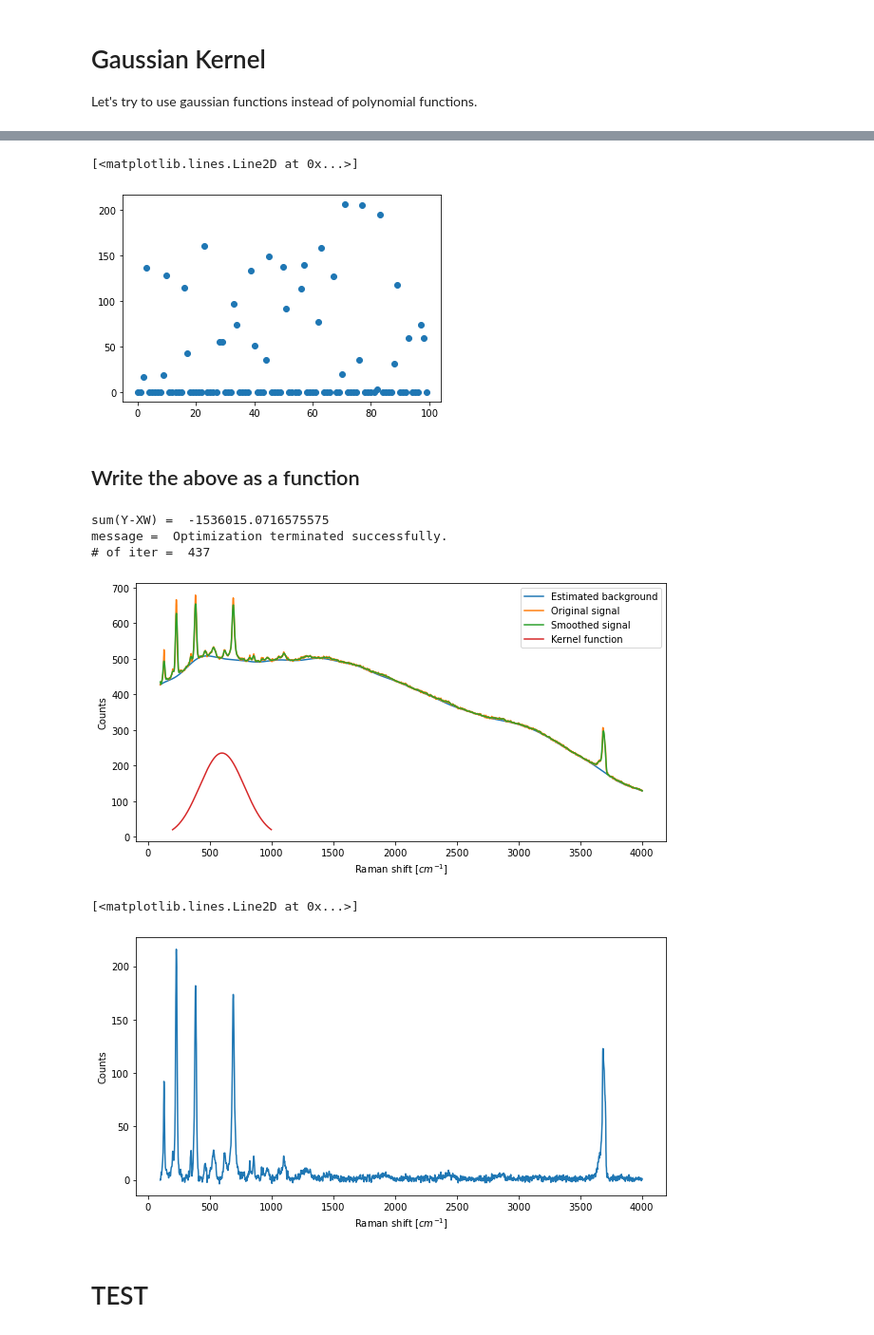
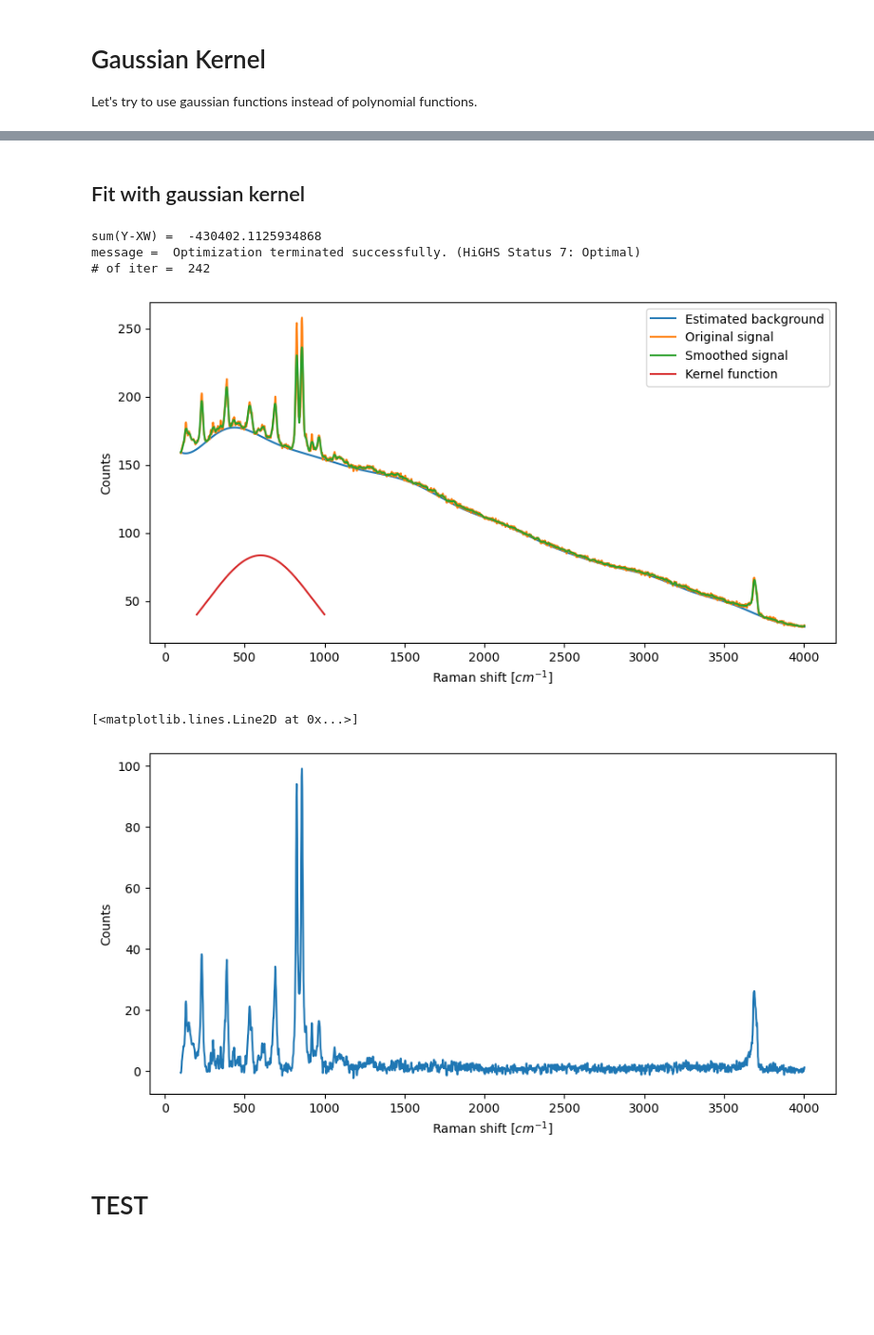
Before and after one commit to FabioBrugnara/pyram, a Jupyter notebook: 1-background_elimination/via linear programming/background_elimination_via_linear_programmin.ipynb, the cells around one changed output, grey strips where cells are left out. Shown at 95% size. Saved outputs shown, nothing was run; the diff lists cells and outputs as text; code cells hidden in the pictures; blank space fills up the shorter version.

```diff
--- a/1-background_elimination/via linear programming/background_elimination_via_linear_programmin.ipynb
+++ b/1-background_elimination/via linear programming/background_elimination_via_linear_programmin.ipynb
@@ -274,13 +104,0 @@ def bkg_full_fit(S, p=11, edge_width=20, edge_weight=2, L_n=41, plot=False):
-# %%
-#col= 'r4c3'
-#'r5c7'
-#'r5c2' bello
-#'r1c3' brutto ma comunque dai
-S = np.array([wn,data[5,2]])
-
-S=interpol(S)
-S=S
-BKG=bkg_full_fit(S, p=10, edge_width=50, edge_weight=2, L_n=41, plot=True)
-
-raman_plot()
-plt.plot(S[0],S[1]-BKG[1])
@@ -321,10 +135,5 @@ plt.legend()
-# %%
-plt.plot(W,'o')
-# %% [output]
-[<matplotlib.lines.Line2D at 0x...>]
-[figure, removed]
 # %% [markdown]
-## Write the above as a function
+## Fit with gaussian kernel
 # %%
 # GENERATIVE FUNCTION
 def bkg_via_gauss(S, L_n, sigma, p, edge_width=1, edge_weight=1, plot=False):
@@ -344,7 +153,7 @@ def bkg_via_gauss(S, L_n, sigma, p, edge_width=1, edge_weight=1, plot=False):
    C = - np.dot(H,X)
 
    # solving the linear programming problem
-   res = linprog(C, A_ub=X, b_ub = S_smooth[1], bounds = (0, None), method='highs-ds')
+   res = linprog(C, A_ub=X, b_ub = S_smooth[1], bounds = (-1e5, None), method='highs-ds')
    W = res['x']
    status = res['status'] # status = 0 means OK
    print('sum(Y-XW) = ', res['fun'])
@@ -373,18 +182,18 @@ def bkg_via_gauss(S, L_n, sigma, p, edge_width=1, edge_weight=1, plot=False):
 # %%
 S = np.array([wn,data[10,10]])
 S = interpol(S)
 
-S_nobkg, BKG = bkg_via_gauss(S=S, L_n=31, sigma=180, p=200, edge_width=10, edge_weight=5, plot=True)
+S_nobkg, BKG = bkg_via_gauss(S=S, L_n=31, sigma=330, p=100, edge_width=10, edge_weight=5, plot=True)
 
 _raman_labels()
 plt.plot(S_nobkg[0],S_nobkg[1])
 # %% [output]
-sum(Y-XW) =  -1536015.0716575575
-message =  Optimization terminated successfully.
-# of iter =  437
+sum(Y-XW) =  -430402.1125934868
+message =  Optimization terminated successfully. (HiGHS Status 7: Optimal)
+# of iter =  242
-[figure, old version]
+[figure, new version]
 [<matplotlib.lines.Line2D at 0x...>]
-[figure, old version]
+[figure, new version]
 # %% [markdown]
 # TEST
 # %%
```
Also changed, not shown: parts of 7 cells of this notebook, 4 other files.
